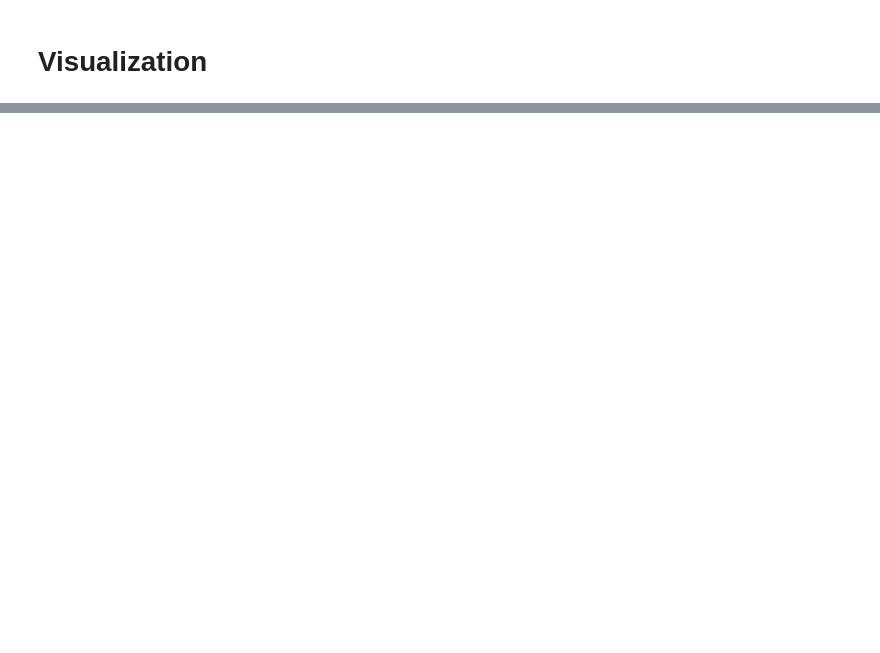
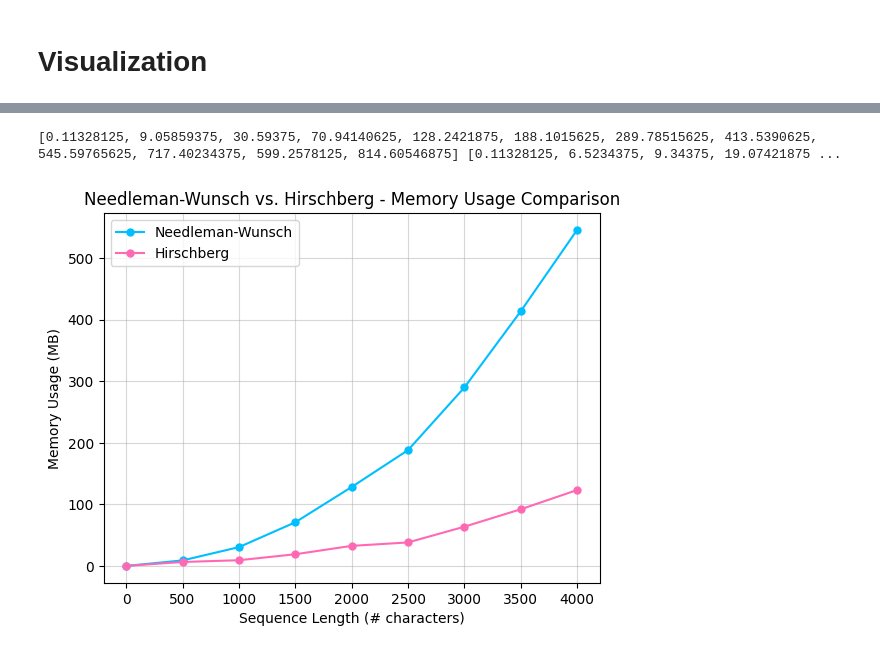
Before and after one commit to akankshakumar11/hirschbergs-algorithm, a Jupyter notebook: global_alignment.ipynb, the cells around one changed output, grey strips where cells are left out. Drawn from its saved outputs; the diff is of its cells as text; code cells hidden in the pictures; blank space fills up the shorter version.

```diff
--- a/global_alignment.ipynb
+++ b/global_alignment.ipynb
@@ -104,10 +62,2 @@ needleman_wunsch("TAGATA", "GTAGGCTTAAGGTTA", delta)
 # %% [markdown]
 # Hirschberg's Algorithm
-# %%
-def hirschberg(seq1, seq2):
-    # Your Hirschberg implementation here
-    pass
-
-def hirschberg_recursive(seq1, seq2):
-    # Helper function for recursion
-    pass
@@ -115,0 +395,17 @@ def hirschberg_recursive(seq1, seq2):
+# %%
+chars = ['A', 'G', 'C', 'T']
+sequence_lengths, needleman_wunsch_memory, hirschberg_memory = [], [], []
+
+for i in range(0, 5501, 500):
+    seq1 = ''.join(np.random.choice(chars) for _ in range(i))
+    seq2 = ''.join(np.random.choice(chars) for _ in range(i))
+
+    print(i)
+
+    b = %memit -o pass
+    x = %memit -o needleman_wunsch(seq1, seq2, delta)
+    y = %memit -o hirschberg(seq1, seq2, delta)
+
+    sequence_lengths.append(i)
+    needleman_wunsch_memory.append(x.mem_usage[0] - b.baseline)
+    hirschberg_memory.append(y.mem_usage[0] - b.baseline)
@@ -115,0 +430,21 @@ def hirschberg_recursive(seq1, seq2):
+# %%
+print(needleman_wunsch_memory, hirschberg_memory)
+# %% [output]
+[0.11328125, 9.05859375, 30.59375, 70.94140625, 128.2421875, 188.1015625, 289.78515625, 413.5390625, 545.59765625, 717.40234375, 599.2578125, 814.60546875] [0.11328125, 6.5234375, 9.34375, 19.07421875 ...
+# %%
+import matplotlib.pyplot as plt
+import numpy as np
+
+plt.plot(sequence_lengths[0:9], needleman_wunsch_memory[0:9], marker='o', markersize=5, label='Needleman-Wunsch', color='deepskyblue')
+plt.plot(sequence_lengths[0:9], hirschberg_memory[0:9], marker='o', markersize=5, label='Hirschberg', color='hotpink')
+
+plt.title('Needleman-Wunsch vs. Hirschberg - Memory Usage Comparison')
+plt.xlabel('Sequence Length (# characters)')
+plt.ylabel('Memory Usage (MB)')
+plt.legend()
+plt.grid(which='both', alpha=0.5)
+
+plt.legend()
+plt.show()
+# %% [output]
+[figure, added]
```
Also changed, not shown: parts of 24 cells of this notebook.
